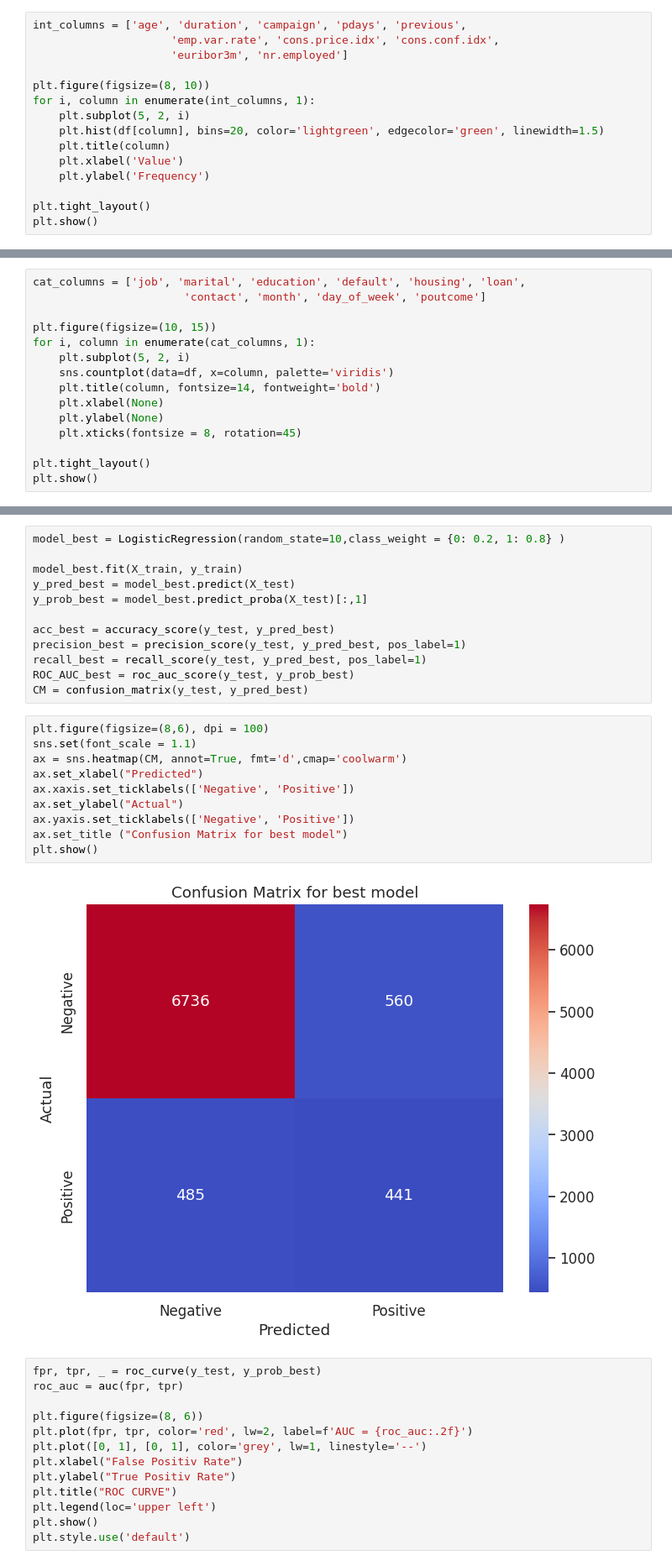
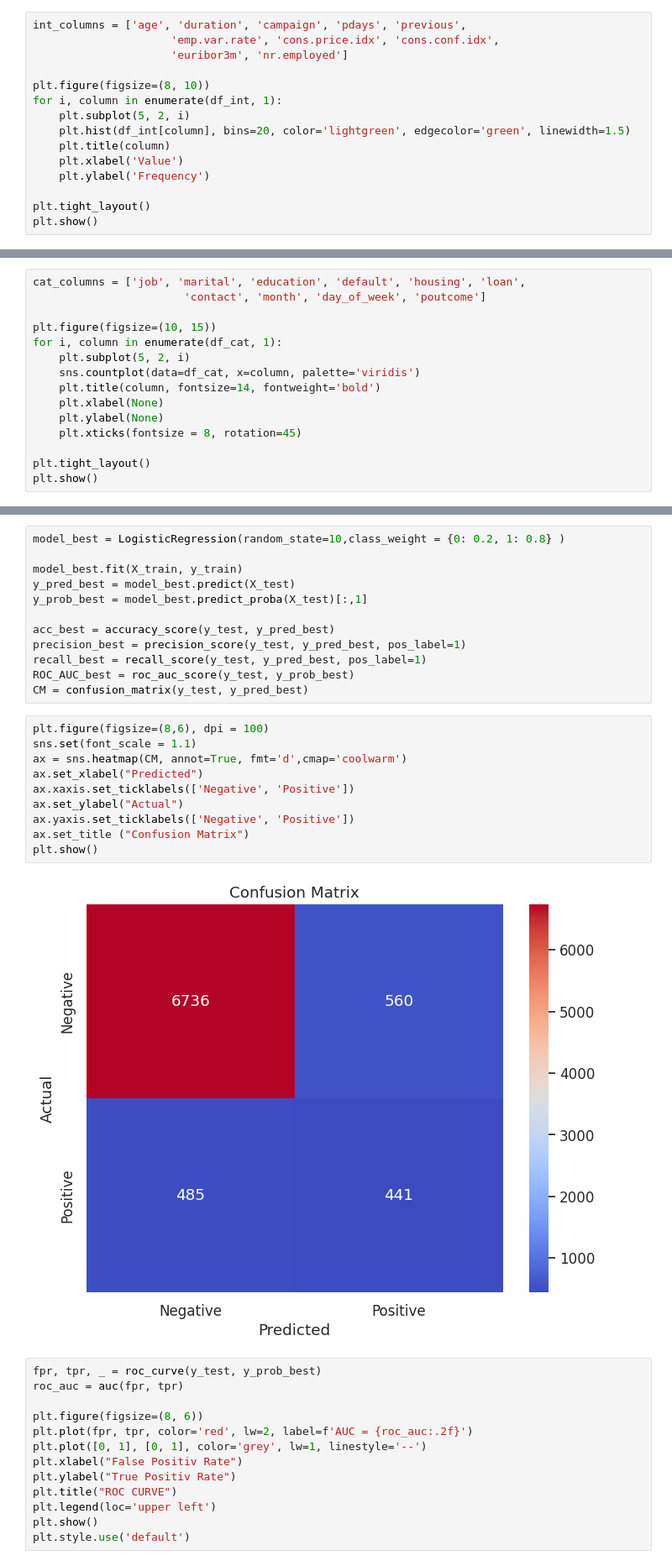
Before and after one commit to Magdalena-B1/ML-different-approaches-to-linear-regression, a Jupyter notebook: notebook4f11fd9960.ipynb, the cells around one changed output, grey strips where cells are left out. Shown at 84% size. Saved outputs shown, nothing was run; the diff lists cells and outputs as text.

```diff
--- a/notebook4f11fd9960.ipynb
+++ b/notebook4f11fd9960.ipynb
@@ -67,9 +72,9 @@ int_columns = ['age', 'duration', 'campaign', 'pdays', 'previous',
                      'euribor3m', 'nr.employed']
 
 plt.figure(figsize=(8, 10))
-for i, column in enumerate(int_columns, 1):
+for i, column in enumerate(df_int, 1):
     plt.subplot(5, 2, i)
-    plt.hist(df[column], bins=20, color='lightgreen', edgecolor='green', linewidth=1.5)
+    plt.hist(df_int[column], bins=20, color='lightgreen', edgecolor='green', linewidth=1.5)
     plt.title(column)
     plt.xlabel('Value')
     plt.ylabel('Frequency')
@@ -83,9 +88,9 @@ cat_columns = ['job', 'marital', 'education', 'default', 'housing', 'loan',
                        'contact', 'month', 'day_of_week', 'poutcome']
 
 plt.figure(figsize=(10, 15))
-for i, column in enumerate(cat_columns, 1):
+for i, column in enumerate(df_cat, 1):
     plt.subplot(5, 2, i)
-    sns.countplot(data=df, x=column, palette='viridis')
+    sns.countplot(data=df_cat, x=column, palette='viridis')
     plt.title(column, fontsize=14, fontweight='bold')
     plt.xlabel(None)
     plt.ylabel(None)
@@ -362,15 +367,15 @@ CM = confusion_matrix(y_test, y_pred_best)
 # %%
 plt.figure(figsize=(8,6), dpi = 100)
 sns.set(font_scale = 1.1)
 ax = sns.heatmap(CM, annot=True, fmt='d',cmap='coolwarm')
 ax.set_xlabel("Predicted")
 ax.xaxis.set_ticklabels(['Negative', 'Positive'])
 ax.set_ylabel("Actual")
 ax.yaxis.set_ticklabels(['Negative', 'Positive'])
-ax.set_title ("Confusion Matrix for best model")
+ax.set_title ("Confusion Matrix")
 plt.show()
 # %% [output]
-[figure, old version]
+[figure, new version]
 # %%
 fpr, tpr, _ = roc_curve(y_test, y_prob_best)
 roc_auc = auc(fpr, tpr)
```
Also changed, not shown: parts of 16 cells of this notebook.
